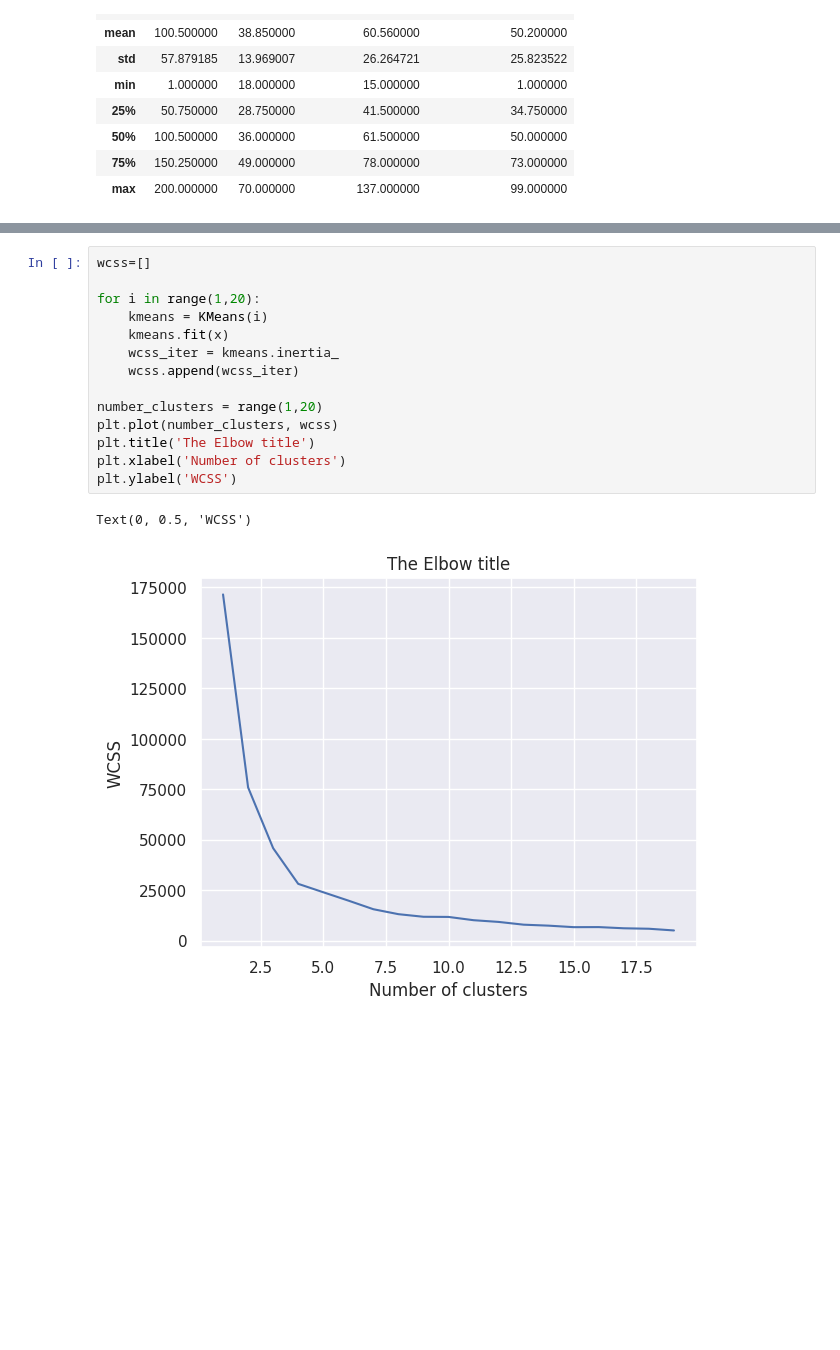
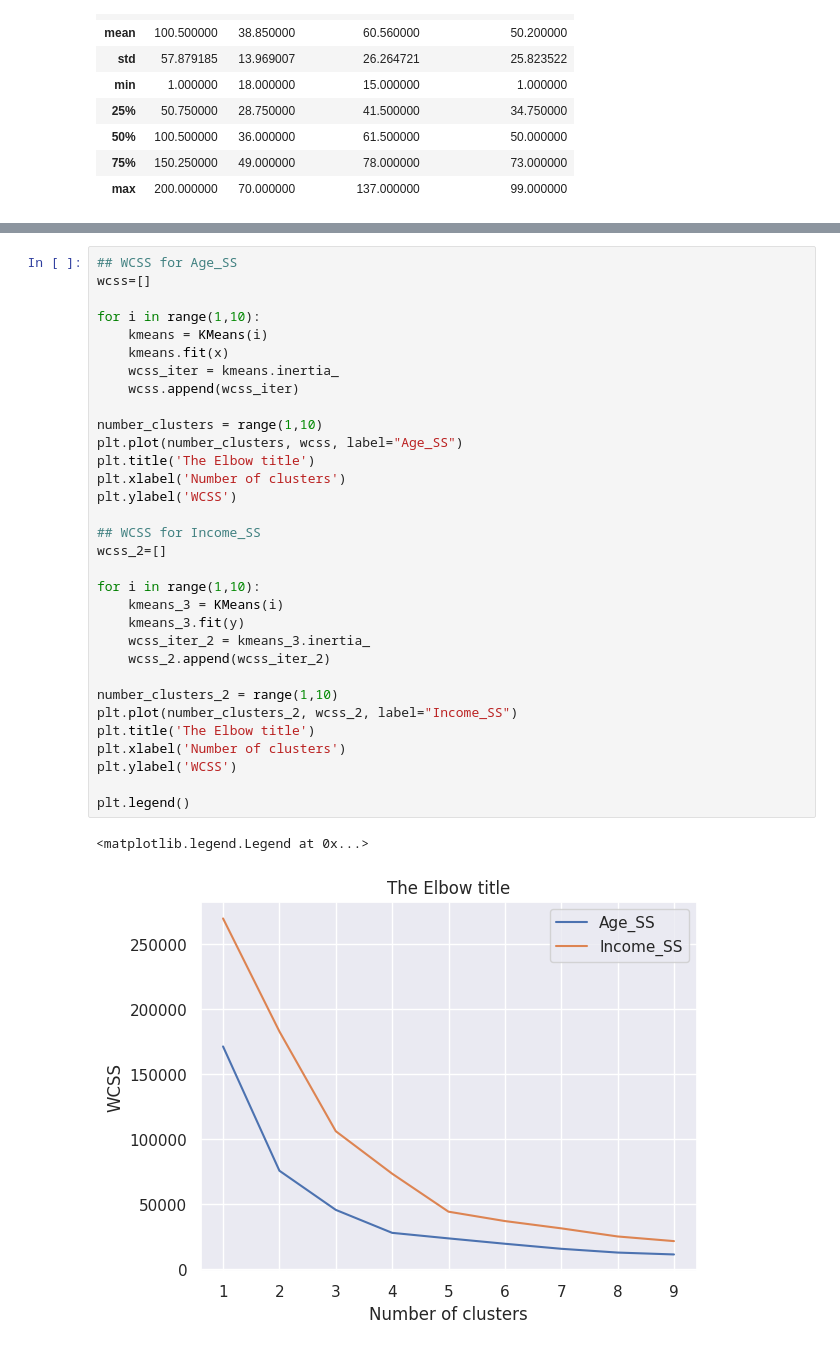
Before and after one commit to ABGokhan/my_pathway_to_marketing, a Jupyter notebook: segmentation_analysis_mall_customers.ipynb, the cells around one changed output, grey strips where cells are left out. Drawn from its saved outputs; the diff is of its cells as text; blank space fills up the shorter version.

```diff
--- a/segmentation_analysis_mall_customers.ipynb
+++ b/segmentation_analysis_mall_customers.ipynb
@@ -90,18 +118,36 @@ x
 # %%
+## WCSS for Age_SS
 wcss=[]
 
-for i in range(1,20):
+for i in range(1,10):
     kmeans = KMeans(i)
     kmeans.fit(x)
     wcss_iter = kmeans.inertia_
     wcss.append(wcss_iter)
 
-number_clusters = range(1,20)
-plt.plot(number_clusters, wcss)
+number_clusters = range(1,10)
+plt.plot(number_clusters, wcss, label="Age_SS")
 plt.title('The Elbow title')
 plt.xlabel('Number of clusters')
 plt.ylabel('WCSS')
+
+## WCSS for Income_SS
+wcss_2=[]
+
+for i in range(1,10):
+    kmeans_3 = KMeans(i)
+    kmeans_3.fit(y)
+    wcss_iter_2 = kmeans_3.inertia_
+    wcss_2.append(wcss_iter_2)
+
+number_clusters_2 = range(1,10)
+plt.plot(number_clusters_2, wcss_2, label="Income_SS")
+plt.title('The Elbow title')
+plt.xlabel('Number of clusters')
+plt.ylabel('WCSS')
+
+plt.legend()
 # %% [output]
-Text(0, 0.5, 'WCSS')
+<matplotlib.legend.Legend at 0x...>
-[figure, old version]
+[figure, new version]
 # %%
```
Also changed, not shown: parts of 18 cells of this notebook.
